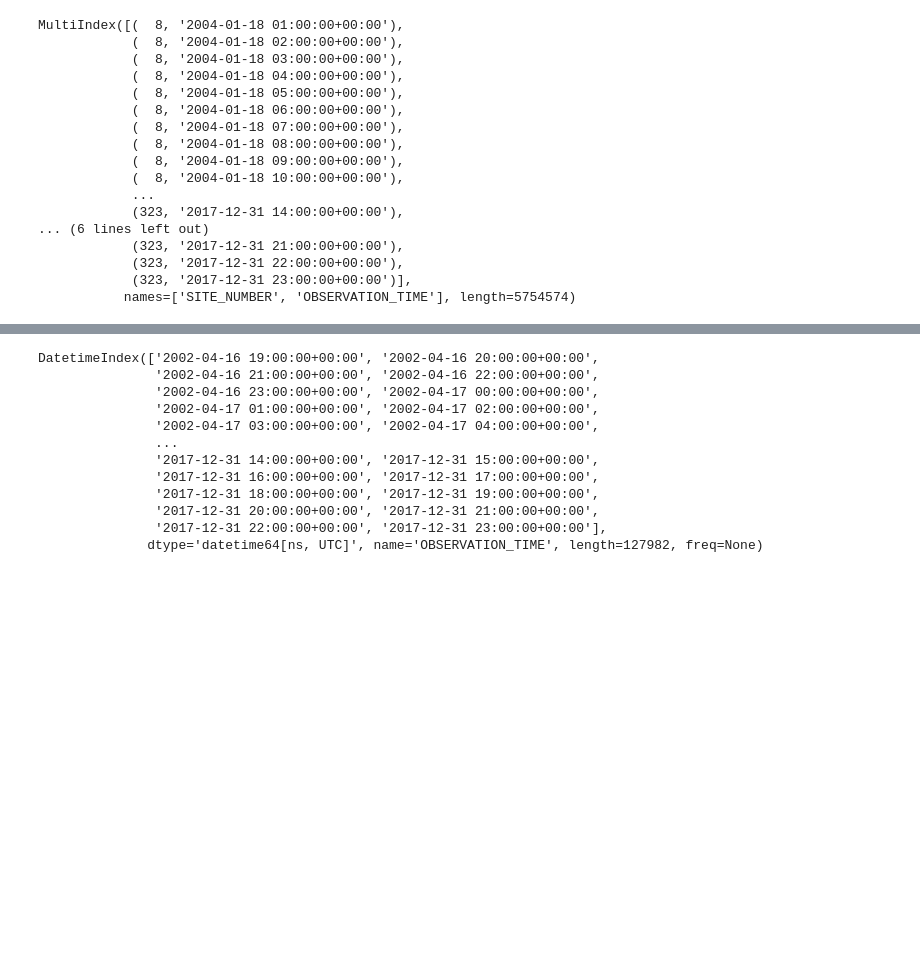
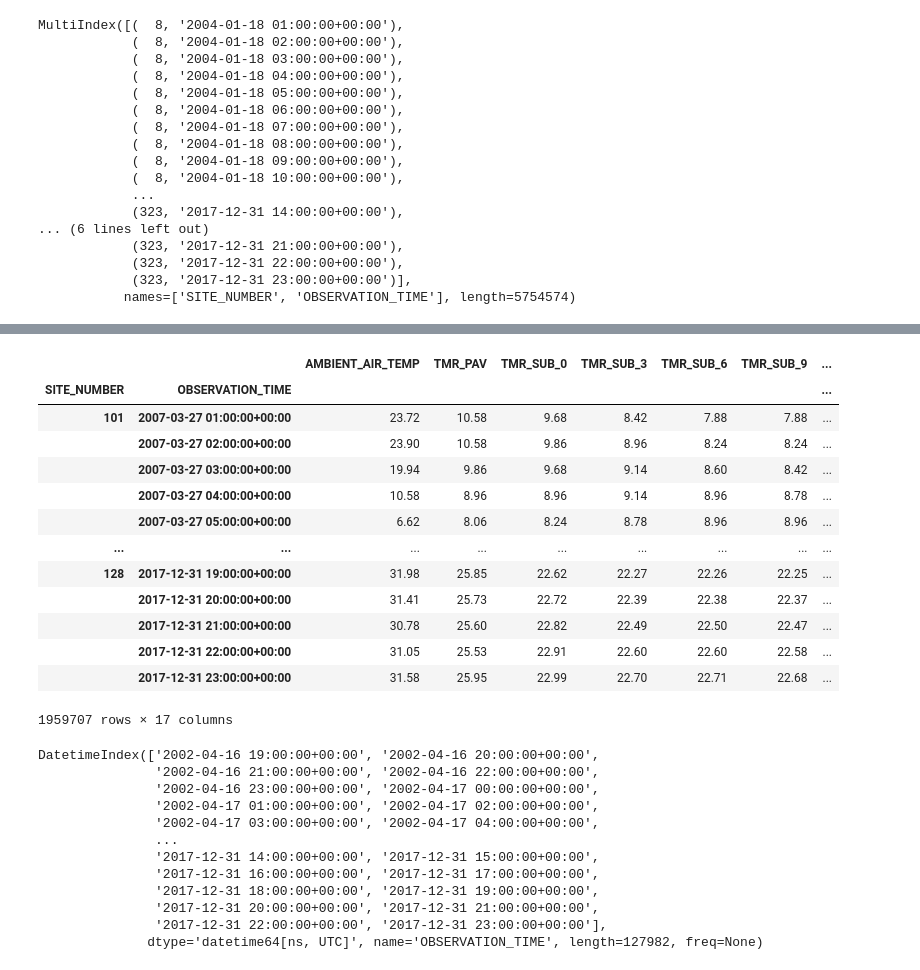
Before and after one commit to erikjamesmason/Temperature_Data_Probe_2, a Jupyter notebook: tdp_ind2.ipynb, the cells around one changed output, grey strips where cells are left out. Cells and saved outputs as stored; diff of their text form; code cells hidden in the pictures; blank space fills up the shorter version.

```diff
--- a/tdp_ind2.ipynb
+++ b/tdp_ind2.ipynb
@@ -64,3 +85,20 @@ MultiIndex([(  8, '2004-01-18 01:00:00+00:00'),
+# %%
+df7
+# %% [output]
+|  |  | AMBIENT_AIR_TEMP | TMR_PAV | TMR_SUB_0 | TMR_SUB_3 | TMR_SUB_6 | TMR_SUB_9 | ... |
+| SITE_NUMBER | OBSERVATION_TIME |  |  |  |  |  |  | ... |
+| 101 | 2007-03-27 01:00:00+00:00 | 23.72 | 10.58 | 9.68 | 8.42 | 7.88 | 7.88 | ... |
+|  | 2007-03-27 02:00:00+00:00 | 23.90 | 10.58 | 9.86 | 8.96 | 8.24 | 8.24 | ... |
+|  | 2007-03-27 03:00:00+00:00 | 19.94 | 9.86 | 9.68 | 9.14 | 8.60 | 8.42 | ... |
+|  | 2007-03-27 04:00:00+00:00 | 10.58 | 8.96 | 8.96 | 9.14 | 8.96 | 8.78 | ... |
+|  | 2007-03-27 05:00:00+00:00 | 6.62 | 8.06 | 8.24 | 8.78 | 8.96 | 8.96 | ... |
+| ... | ... | ... | ... | ... | ... | ... | ... | ... |
+| 128 | 2017-12-31 19:00:00+00:00 | 31.98 | 25.85 | 22.62 | 22.27 | 22.26 | 22.25 | ... |
+|  | 2017-12-31 20:00:00+00:00 | 31.41 | 25.73 | 22.72 | 22.39 | 22.38 | 22.37 | ... |
+|  | 2017-12-31 21:00:00+00:00 | 30.78 | 25.60 | 22.82 | 22.49 | 22.50 | 22.47 | ... |
+|  | 2017-12-31 22:00:00+00:00 | 31.05 | 25.53 | 22.91 | 22.60 | 22.60 | 22.58 | ... |
+|  | 2017-12-31 23:00:00+00:00 | 31.58 | 25.95 | 22.99 | 22.70 | 22.71 | 22.68 | ... |
+1959707 rows × 17 columns
 # %%
 # station is integer, but date time is 'object'
 
```
Also changed, not shown: parts of 3 cells of this notebook.
